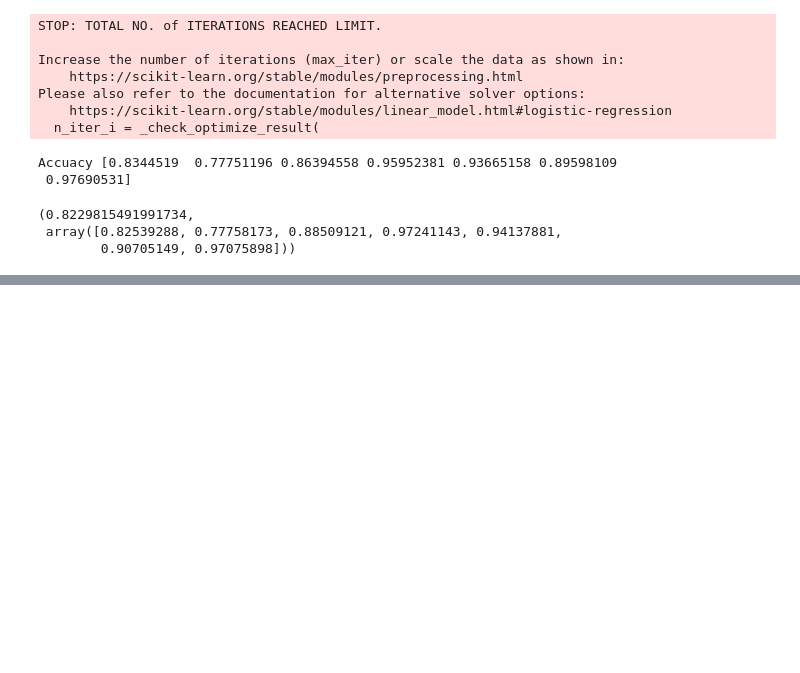
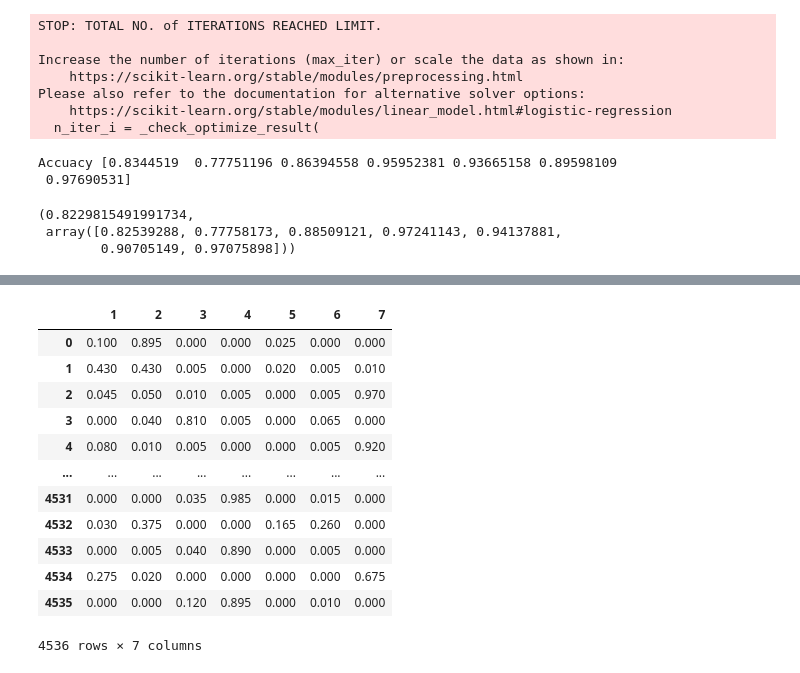
Before and after one commit to matthieudelsart/cover-type-prediction-challenge, a Jupyter notebook: francois.ipynb, the cells around one changed output, grey strips where cells are left out. Drawn from its saved outputs; the diff is of its cells as text; code cells hidden in the pictures; blank space fills up the shorter version.

Commit message:
Try to stakc 7 models, one for each coverType

```diff
--- a/francois.ipynb
+++ b/francois.ipynb
@@ -929,0 +945,10 @@ Accuacy [0.8344519  0.77751196 0.86394558 0.95952381 0.93665158 0.89598109
+# %%
+def create_binary_column(df, i):
+    y = df["Cover_Type"].apply(lambda x: 1 if x == i else -1)
+    X = df.drop("Cover_Type", axis=1)
+    return X, y
+
+X_1, y_1 = create_binary_column(df_train, 1)
+model = RandomForestClassifier()
+model.fit(X_1, y_1)
+pred = model.predict_proba(X_1)
@@ -929,0 +957,12 @@ Accuacy [0.8344519  0.77751196 0.86394558 0.95952381 0.93665158 0.89598109
+# %%
+X_train, X_test, y_train, y_test = train_test_split(X_tr, y_tr, test_size=.3, stratify=y_tr)
+
+def create_binary_column(y, i):
+    return  np.where(y == i, 1, 0)
+for i in range(1,8):
+    print(i)
+    y_i = create_binary_column(y_train, i)
+    model = xgb.XGBClassifier(n_estimators=200)
+    model.fit(X_train, y_i)
+    pred = model.predict(X_test)
+    print(pd.Series(y_test[pred == 1]).value_counts())
@@ -929,0 +1005,18 @@ Accuacy [0.8344519  0.77751196 0.86394558 0.95952381 0.93665158 0.89598109
+# %%
+from sklearn.linear_model import LogisticRegression
+
+predictions = {}
+pred_train = {}
+for i in range(1,8):
+    y_i = create_binary_column(y_tr, i)
+    model = RandomForestClassifier(n_estimators=200)
+    model.fit(X_tr, y_i)
+    train = model.predict_proba(X_tr)
+    pred = model.predict_proba(df_test)
+    # pred = pred[:,1] # Je garde uniquement la proba de bien predire le CT i
+    predictions[f"{i}"] = pred[:,1]
+    pred_train[f'{i}'] = train[:,1]
+
+meta_model = LogisticRegression()
+meta_model.fit(pd.DataFrame(pred_train), y_tr)
+final_pred = meta_model.predict(pd.DataFrame(predictions))
@@ -929,0 +1129,16 @@ Accuacy [0.8344519  0.77751196 0.86394558 0.95952381 0.93665158 0.89598109
+# %%
+pd.DataFrame(predictions)
+# %% [output]
+|  | 1 | 2 | 3 | 4 | 5 | 6 | 7 |
+| 0 | 0.100 | 0.895 | 0.000 | 0.000 | 0.025 | 0.000 | 0.000 |
+| 1 | 0.430 | 0.430 | 0.005 | 0.000 | 0.020 | 0.005 | 0.010 |
+| 2 | 0.045 | 0.050 | 0.010 | 0.005 | 0.000 | 0.005 | 0.970 |
+| 3 | 0.000 | 0.040 | 0.810 | 0.005 | 0.000 | 0.065 | 0.000 |
+| 4 | 0.080 | 0.010 | 0.005 | 0.000 | 0.000 | 0.005 | 0.920 |
+| ... | ... | ... | ... | ... | ... | ... | ... |
+| 4531 | 0.000 | 0.000 | 0.035 | 0.985 | 0.000 | 0.015 | 0.000 |
+| 4532 | 0.030 | 0.375 | 0.000 | 0.000 | 0.165 | 0.260 | 0.000 |
+| 4533 | 0.000 | 0.005 | 0.040 | 0.890 | 0.000 | 0.005 | 0.000 |
+| 4534 | 0.275 | 0.020 | 0.000 | 0.000 | 0.000 | 0.000 | 0.675 |
+| 4535 | 0.000 | 0.000 | 0.120 | 0.895 | 0.000 | 0.010 | 0.000 |
+4536 rows × 7 columns
```
Also changed, not shown: parts of 16 cells of this notebook.
